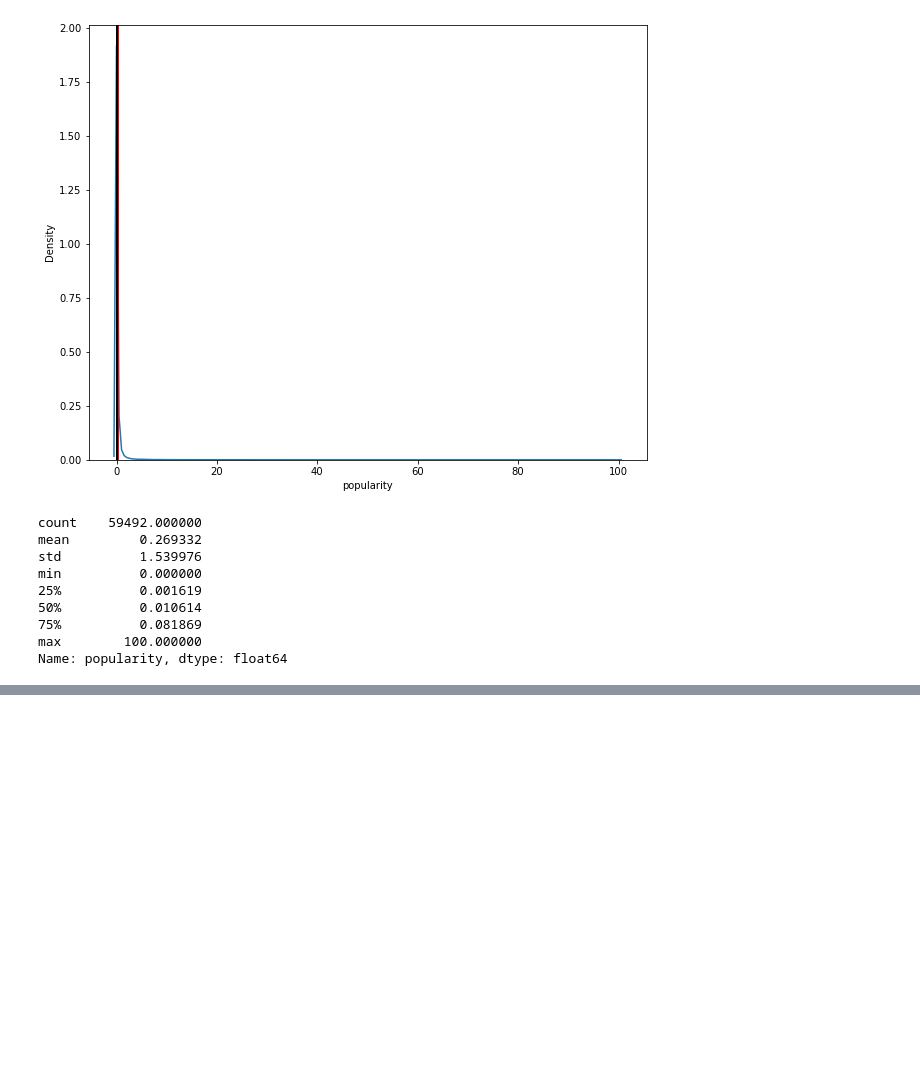
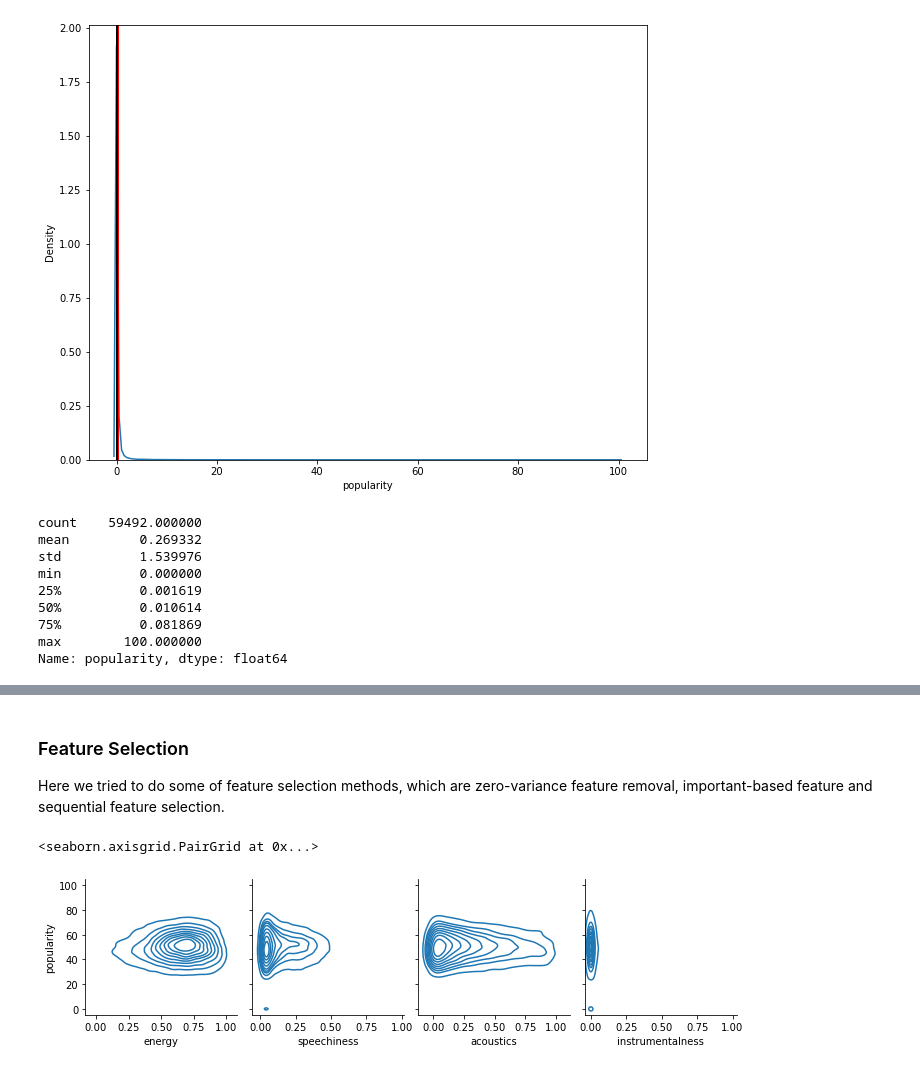
Before and after one commit to MaxiTrien/spotify-data-science-project, a Jupyter notebook: spotify-songs-pred-popularity.ipynb, the cells around one changed output, grey strips where cells are left out. Cells and saved outputs as stored; diff of their text form; code cells hidden in the pictures; blank space fills up the shorter version.

```diff
--- a/spotify-songs-pred-popularity.ipynb
+++ b/spotify-songs-pred-popularity.ipynb
@@ -151,0 +315,10 @@ In spite of that, we'll try to work on our data as it is for now, and if the res
+# %% [markdown]
+### Feature Selection
+Here we tried to do some of feature selection methods, which are zero-variance feature removal, important-based feature and sequential feature selection.
+# %%
+sns.pairplot(data=df,
+                  x_vars=['energy', 'speechiness', 'acoustics', 'instrumentalness'],
+                  y_vars=['popularity'], kind="kde")
+# %% [output]
+<seaborn.axisgrid.PairGrid at 0x...>
+[figure, added]
```
Also changed, not shown: parts of 37 cells of this notebook.
